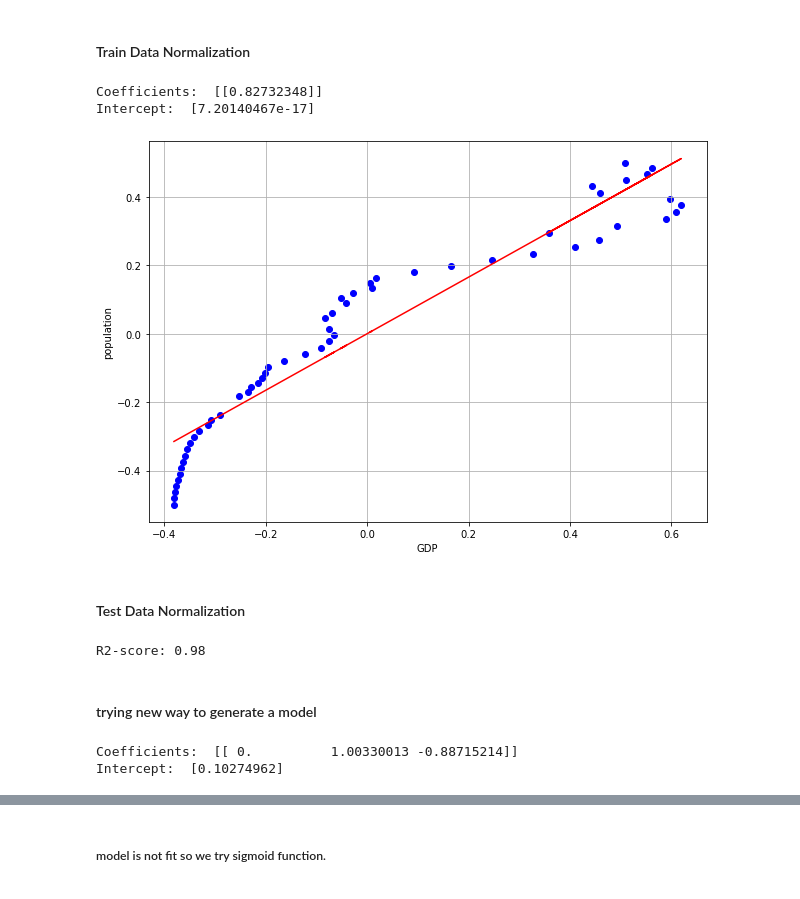
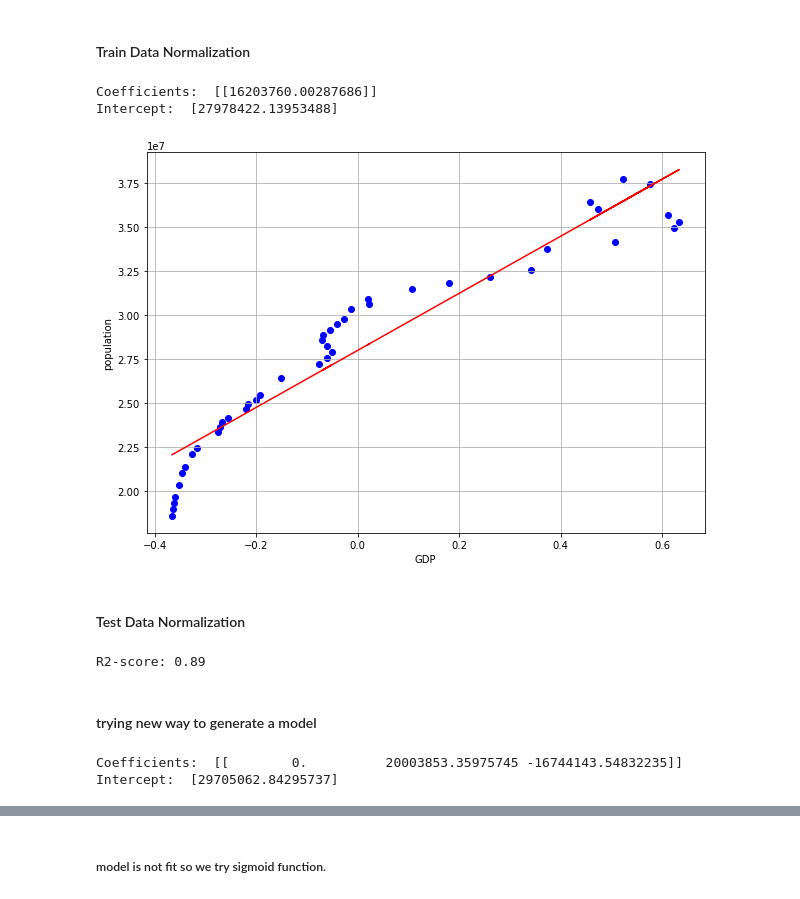
Before and after one commit to fatemepasandide/ML_examples, a Jupyter notebook: Canada population and GDP.ipynb, the cells around one changed output, grey strips where cells are left out. Saved outputs shown, nothing was run; the diff lists cells and outputs as text; code cells hidden in the pictures.

```diff
--- a/Canada population and GDP.ipynb
+++ b/Canada population and GDP.ipynb
@@ -68,11 +68,6 @@ Pop_y = np.asanyarray(train[['Population']])
 GDP_X = np.asanyarray(train[['GDP']])
 # %% [markdown]
 #### Train Data Normalization
-# %%
-y_n =[]
-for i in Pop_y :
-    temp = ((i -  np.average(Pop_y))/(Pop_y.max() - Pop_y.min() ) )
-    y_n = np.append(y_n,temp)
 # %%
 X_n =[]
 for i in GDP_X :
@@ -80,23 +75,23 @@ for i in GDP_X :
     X_n = np.append(X_n,temp)
 # %%
 regr = linear_model.LinearRegression()
-regr.fit(X_n.reshape(55,-1),y_n.reshape(55,-1)) # we have a problem here , 45 has been changeing , 45should be dynamic
+regr.fit(X_n.reshape(43,-1),Pop_y.reshape(43,-1)) # we have a problem here , 45 has been changeing , 45should be dynamic
 
 print ('Coefficients: ', regr.coef_)
 print ('Intercept: ',regr.intercept_)
 # %% [output]
-Coefficients:  [[0.82732348]]
-Intercept:  [7.20140467e-17]
+Coefficients:  [[16203760.00287686]]
+Intercept:  [27978422.13953488]
 # %%
 plt.figure(figsize=(10, 7))
-plt.scatter(X_n, y_n,  color='blue')
+plt.scatter(X_n, Pop_y,  color='blue')
 plt.plot(X_n, regr.coef_[0][0]*X_n + regr.intercept_[0], '-r')
 plt.xlabel("GDP")
 plt.ylabel("population")
 plt.grid()
 plt.show()
 # %% [output]
-[figure, old version]
+[figure, new version]
 # %%
 Pop_y_t = np.asanyarray(test[['Population']])
 GDP_X_t = np.asanyarray(test[['GDP']])
@@ -113,11 +103,11 @@ for i in GDP_X_t :
     temp = ((i -  np.average(GDP_X_t))/(GDP_X_t.max() - GDP_X_t.min() ) )
     X_n_t = np.append(X_n_t,temp)
 # %%
-test_y_ = regr.predict(X_n_t.reshape(5,-1)) # we have a problem here , 10 has been changeing
+test_y_ = regr.predict(X_n_t.reshape(17,-1)) # we have a problem here , 10 has been changeing
 
-print("R2-score: %.2f" % r2_score(y_n_t , test_y_) )
+print("R2-score: %.2f" % r2_score(Pop_y_t , test_y_) )
 # %% [output]
-R2-score: 0.98
+R2-score: 0.89
 # %% [markdown]
 #### trying new way to generate a model
 # %%
@@ -126,11 +116,11 @@ X_poly = poly.fit_transform(X_n.reshape(55,-1)) # we have a problem here , 45 ha
 # %%
 regrp = linear_model.LinearRegression()
-y_train_ = regrp.fit(X_poly, y_n.reshape(55,-1)) # we have a problem here , 45 has been changeing
+y_train_ = regrp.fit(X_poly, Pop_y.reshape(43,-1)) # we have a problem here , 45 has been changeing
 
 print ('Coefficients: ', regrp.coef_)
 print ('Intercept: ',regrp.intercept_)
 # %% [output]
-Coefficients:  [[ 0.          1.00330013 -0.88715214]]
-Intercept:  [0.10274962]
+Coefficients:  [[        0.          20003853.35975745 -16744143.54832235]]
+Intercept:  [29705062.84295737]
 # %%
 plt.figure(figsize=(10, 7))
```
Also changed, not shown: parts of 12 cells of this notebook.
